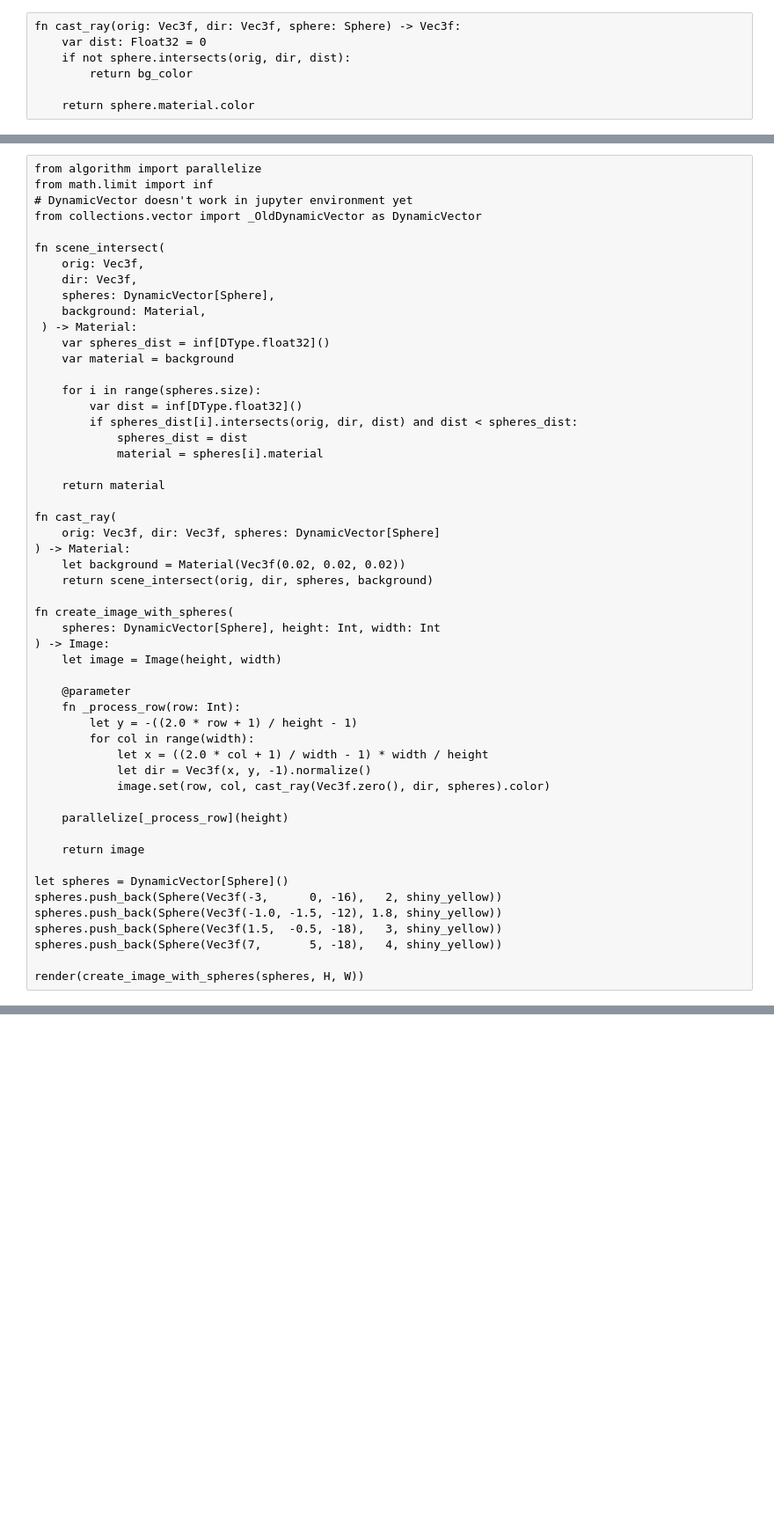
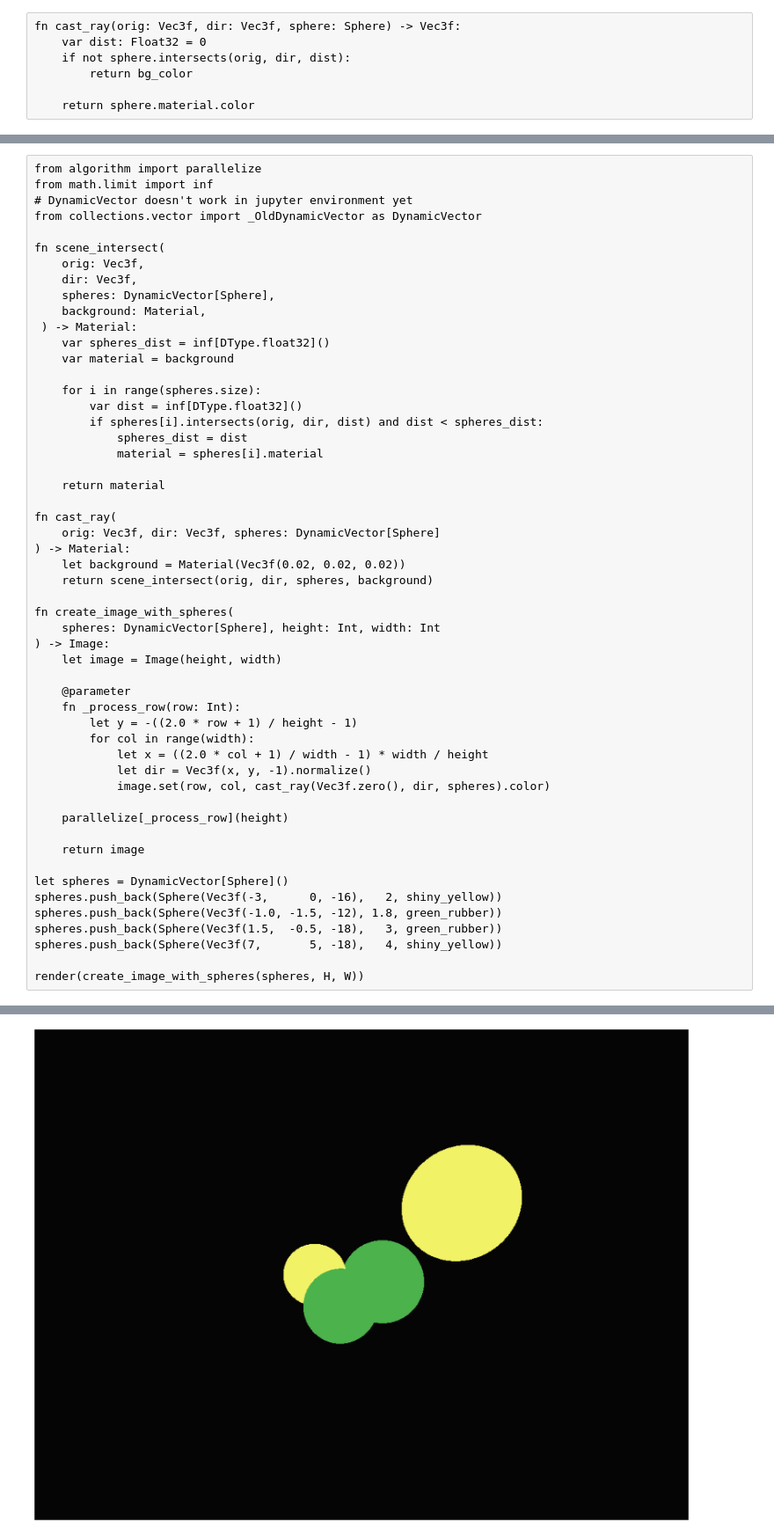
Before and after one commit to cwtmyd/learn-mojo, a Jupyter notebook: raytracing.ipynb, the cells around one changed output, grey strips where cells are left out. Shown: that part at 88% size. Saved outputs shown, nothing was run; the diff lists cells and outputs as text; blank space fills up the shorter version.

```diff
--- a/raytracing.ipynb
+++ b/raytracing.ipynb
@@ -339,7 +339,7 @@ fn scene_intersect(
 
     for i in range(spheres.size):
         var dist = inf[DType.float32]()
-        if spheres_dist[i].intersects(orig, dir, dist) and dist < spheres_dist:
+        if spheres[i].intersects(orig, dir, dist) and dist < spheres_dist:
             spheres_dist = dist
             material = spheres[i].material
 
@@ -370,8 +370,8 @@ fn create_image_with_spheres(
 
 let spheres = DynamicVector[Sphere]()
 spheres.push_back(Sphere(Vec3f(-3,      0, -16),   2, shiny_yellow))
-spheres.push_back(Sphere(Vec3f(-1.0, -1.5, -12), 1.8, shiny_yellow))
-spheres.push_back(Sphere(Vec3f(1.5,  -0.5, -18),   3, shiny_yellow))
+spheres.push_back(Sphere(Vec3f(-1.0, -1.5, -12), 1.8, green_rubber))
+spheres.push_back(Sphere(Vec3f(1.5,  -0.5, -18),   3, green_rubber))
 spheres.push_back(Sphere(Vec3f(7,       5, -18),   4, shiny_yellow))
 
 render(create_image_with_spheres(spheres, H, W))
@@ -387,0 +379 @@ expression failed to parse (no further compiler diagnostics)
+[figure, added]
```
Also changed, not shown: parts of 3 cells of this notebook, 2 other files.
